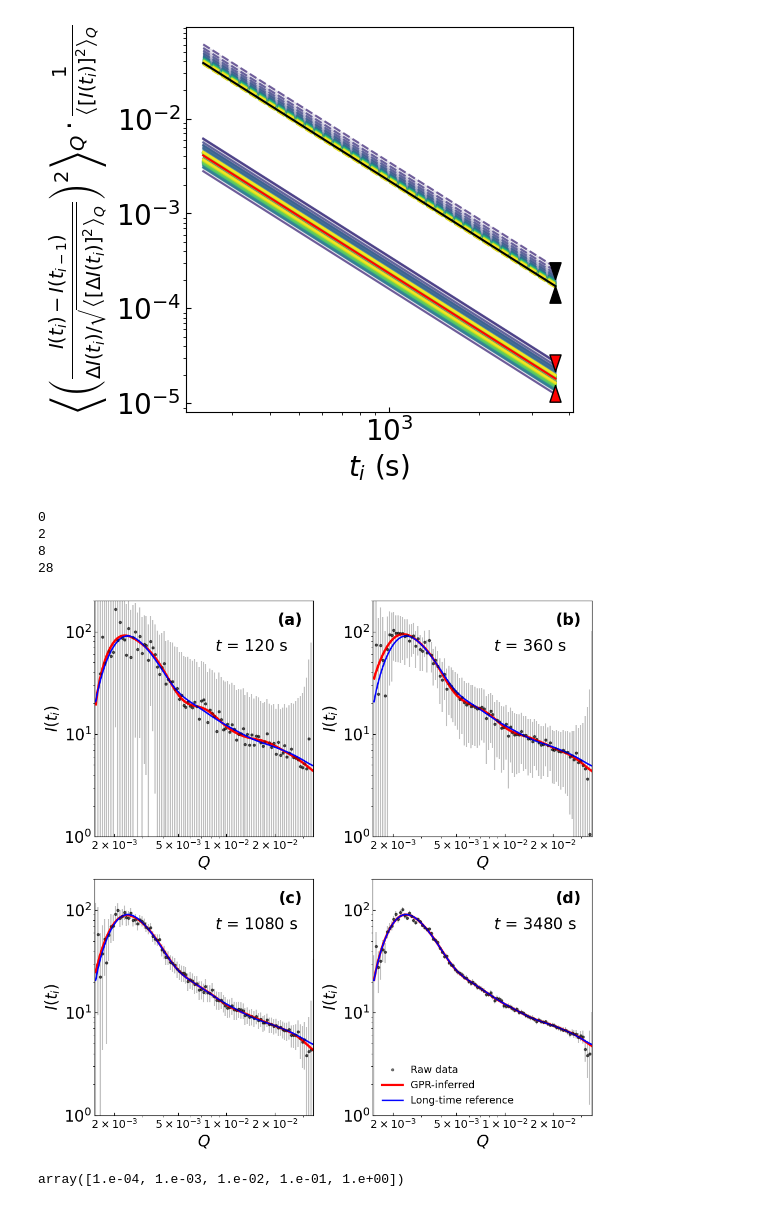
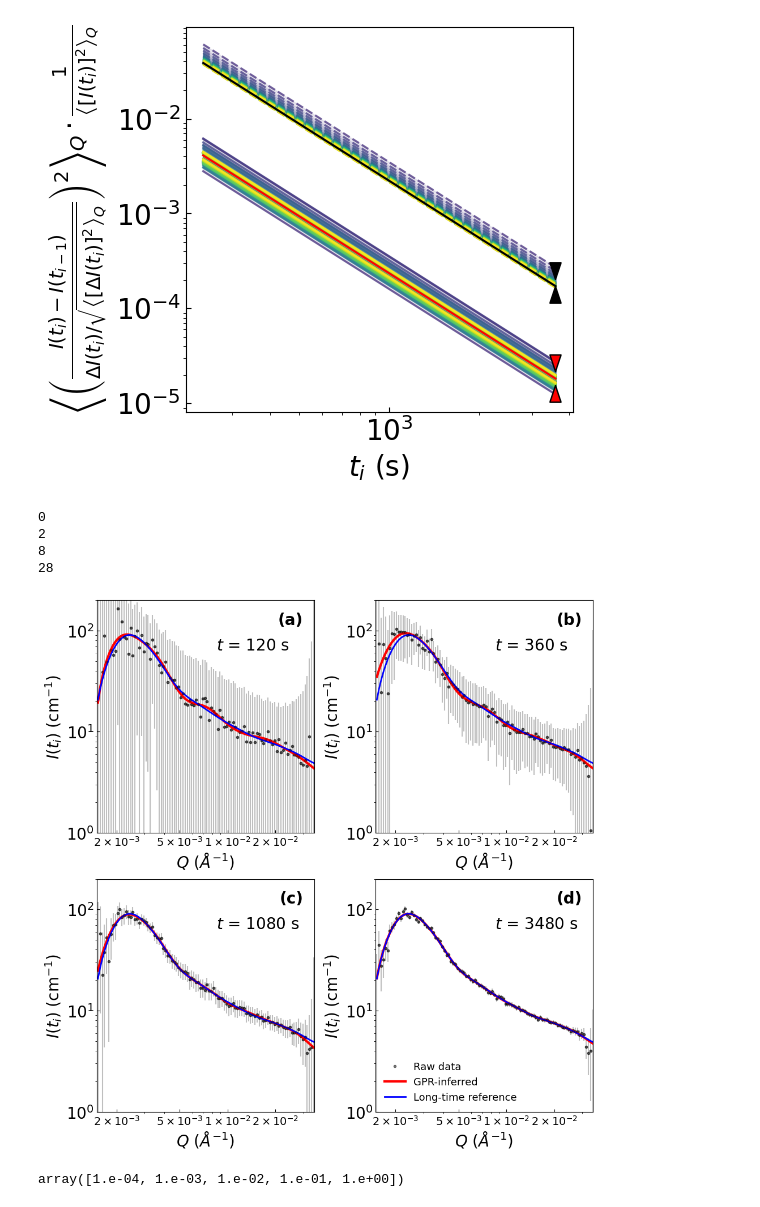
Before and after one commit to ch-tung/MLSR, a Jupyter notebook: test_end_measure.ipynb, the cells around one changed output. Cells and saved outputs as stored; diff of their text form; code cells hidden in the pictures.

```diff
--- a/test_end_measure.ipynb
+++ b/test_end_measure.ipynb
@@ -427,7 +427,7 @@ for i_t, time in enumerate(time_list):
     # ax.plot(q_s, ((I_gp-mean_I_gp)-(I_gp_prev-mean_I_gp_prev))/relative_err_Q, '-', color = colors[i_t])
     ax.plot(q_s, (I_exp-I_exp_prev)/relative_err_Q, '.', color=colors[i_t], alpha=0.75, markeredgewidth=1.5)
     ax.plot(q_s, (I_gp-I_gp_prev)/relative_err_Q, '-', color = colors[i_t])
-    ax.set_xlabel(r'$Q$', fontsize=20)
+    ax.set_xlabel(r'$Q\ (Å^{-1})$', fontsize=20)
     ax.set_ylabel(r'$\frac{I(t_i) - I(t_{i-1})}{\Delta I(t_i)/\sqrt{\langle \left[\Delta I(t_i)\right]^2 \rangle_Q}} \frac{1}{\sqrt{\langle \left[I(t_i)-\overline{I}(t_i)\right]^2 \rangle_Q}}$', fontsize=20)
     ax.set_xscale('log')
     ax.set_ylim([-0.2, 0.2])
@@ -468,7 +468,7 @@ for i_t, time in enumerate(time_list):
     ax2.set_xlim([1e2, 4e3])
 
     ax3.plot(q_s, I_gp_prev, '-', color = colors[i_t])
-    ax3.set_xlabel(r'$Q$', fontsize=20)
+    ax3.set_xlabel(r'$Q\ (Å^{-1})$', fontsize=20)
     ax3.set_ylabel(r'$I(t_i)$', fontsize=20)
     ax3.set_xscale('log')
     ax3.tick_params(direction='in', labelsize=20)
@@ -477,7 +477,7 @@ for i_t, time in enumerate(time_list):
     ylim = ax3.get_ylim()
 
     ax4.errorbar(q_data, I_exp, yerr=I_exp_err, fmt='.', color = colors[i_t])
-    ax4.set_xlabel(r'$Q$', fontsize=20)
+    ax4.set_xlabel(r'$Q\ (Å^{-1})$', fontsize=20)
     ax4.set_ylabel(r'$I(t_i)$', fontsize=20)
     ax4.set_xscale('log')
     ax4.tick_params(direction='in', labelsize=20)
@@ -552,7 +552,7 @@ for i_t, time in enumerate(time_list):
 
     ax.plot(q_s, (I_exp-I_exp_prev)/relative_err_Q, '.', color=colors[i_t], alpha=0.75, markeredgewidth=1.5)
     ax.plot(q_s, (I_gp-I_gp_prev)/relative_err_Q, '-', color = colors[i_t])
-    ax.set_xlabel(r'$Q$', fontsize=20)
+    ax.set_xlabel(r'$Q\ (Å^{-1})$', fontsize=20)
     ax.set_ylabel(r'$\frac{I(t_i) - I(t_{i-1})}{\Delta I(t_i)/\sqrt{\langle \left[\Delta I(t_i)\right]^2 \rangle_Q}} \frac{1}{\sqrt{\langle \left[I(t_i)\right]^2 \rangle_Q}}$', fontsize=20)
     ax.set_xscale('log')
     ax.set_ylim([-0.2, 0.2])
@@ -936,8 +936,8 @@ for i_t, time in enumerate(time_list):
     ax.plot(q_s, I_gp, '-', color='r', lw=3, label=r'GPR-inferred')
     ax.plot(q_s, i_gp_end, '-', color='b', lw=2, label=r'Long-time reference')
 
-    ax.set_xlabel(r'$Q$', fontsize=20)
-    ax.set_ylabel(r'$I(t_i)$', fontsize=20)
+    ax.set_xlabel(r'$Q\ (Å^{-1})$', fontsize=20)
+    ax.set_ylabel(r'$I(t_i)\ (\mathrm{cm}^{-1})$', fontsize=20)
     ax.set_xscale('log')
     ax.tick_params(direction='in', labelsize=20)
     # Add custom ticks without removing the default log ticks and minor ticks
@@ -997,34 +997,34 @@ for i_t, time in enumerate(time_list):
 #     I_exp_err_prev = data_prev[:, 2]
 
 #     relative_err_Q = I_exp_err/np.sqrt(np.mean(I_exp_err**2))*np.sqrt(np.mean((I_exp-np.mean(I_exp))**2)) # dimensionless
 
 #     ax3.plot(q_s, I_gp_prev, '-', color = colors[i_t])
 #     ax3.set_xlabel(r'$Q$', fontsize=20)
 #     ax3.set_ylabel(r'$I(t_i)$', fontsize=20)
 #     ax3.set_xscale('log')
 #     ax3.tick_params(direction='in', labelsize=20)
 #     # ax3.set_yscale('log')
 #     ax3.set_ylim([0, 120])
 #     ylim = ax3.get_ylim()
 
 #     ax4.errorbar(q_data, I_exp, yerr=I_exp_err, fmt='.', color = colors[i_t])
 #     ax4.set_xlabel(r'$Q$', fontsize=20)
 #     ax4.set_ylabel(r'$I(t_i)$', fontsize=20)
 #     ax4.set_xscale('log')
 #     ax4.tick_params(direction='in', labelsize=20)
 #     ax4.set_ylim(ylim)
 #     # ax4.set_yscale('log')
 
 #     list_mse.append(np.mean(((I_gp-I_gp_prev)/relative_err_Q)**2))
 #     list_mse_exp.append(np.mean(((I_exp-I_exp_prev)/relative_err_Q)**2))
 
 plt.tight_layout()
 # %% [output]
 0
 2
 8
 28
-[figure, old version]
+[figure, new version]
 # %%
 current_major
 # %% [output]
```
Also changed, not shown: parts of 2 cells of this notebook.
